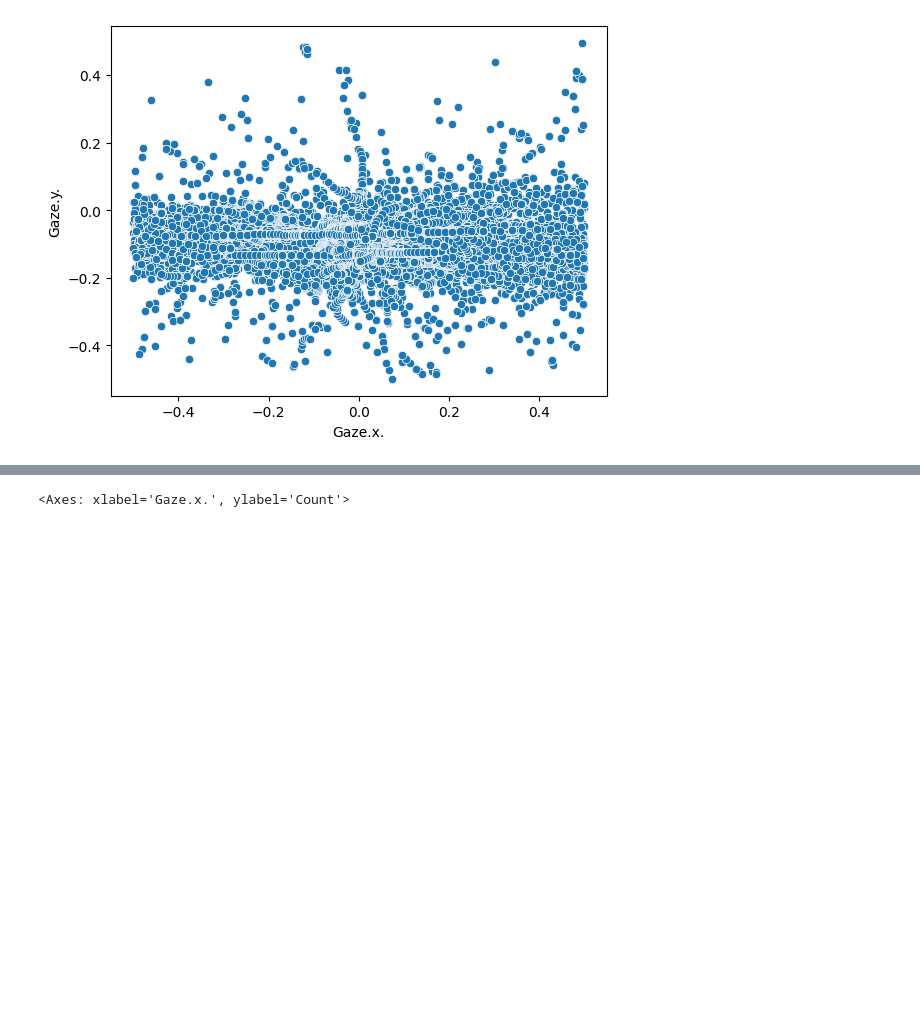
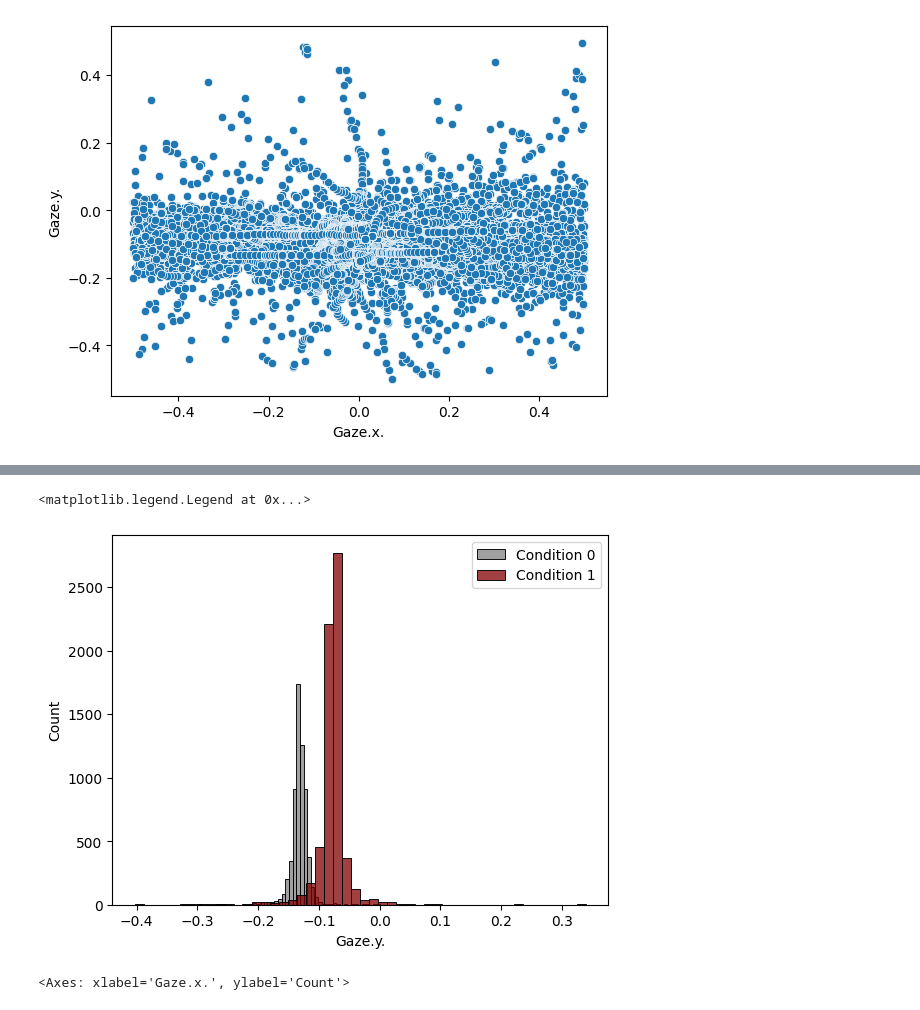
Before and after one commit to jerrymhuang/DreamDrone, a Jupyter notebook: FinalProject/exploration/hierarchical_gaze_bf.ipynb, the cells around one changed output, grey strips where cells are left out. Saved outputs shown, nothing was run; the diff lists cells and outputs as text; code cells hidden in the pictures; blank space fills up the shorter version.

```diff
--- a/FinalProject/exploration/hierarchical_gaze_bf.ipynb
+++ b/FinalProject/exploration/hierarchical_gaze_bf.ipynb
@@ -100,3 +101,10 @@ See the caveats in the documentation: https://pandas.pydata.org/pandas-docs/stab
+# %%
+sns.histplot(subject1_lap0['Gaze.y.'], bins=50, color="gray")
+sns.histplot(subject1_lap1['Gaze.y.'], bins=50, color="maroon")
+plt.legend(['Condition 0', 'Condition 1'])
+# %% [output]
+<matplotlib.legend.Legend at 0x...>
+[figure, added]
 # %%
 sns.histplot(gaze_data['Gaze.x.'], bins=50)
 # %% [output]
```
Also changed, not shown: parts of 4 cells of this notebook.
